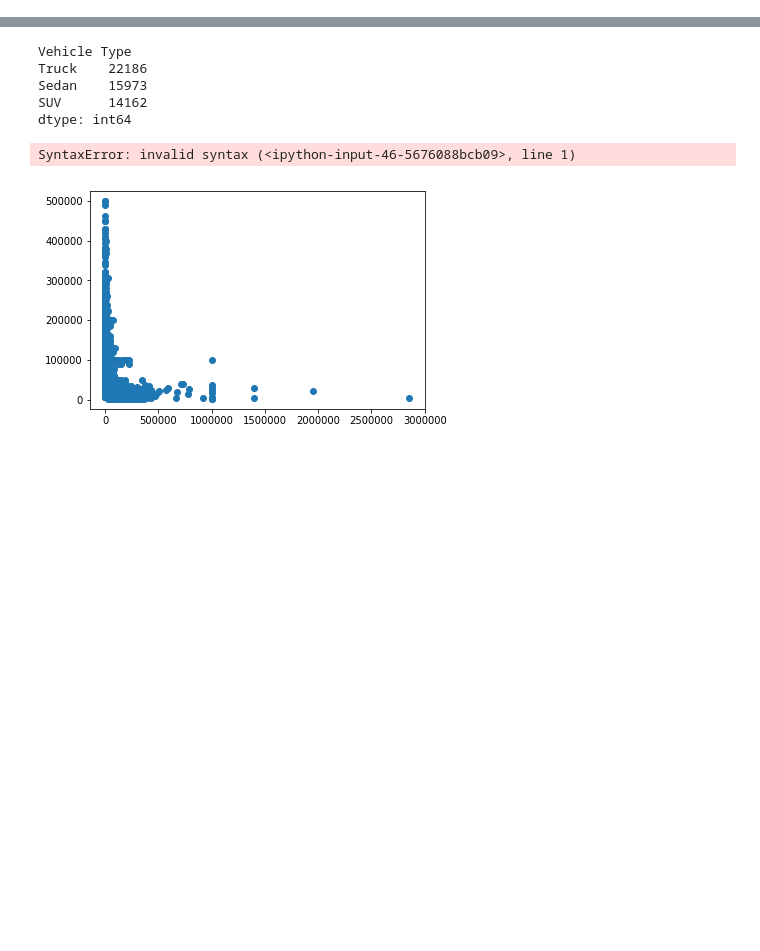
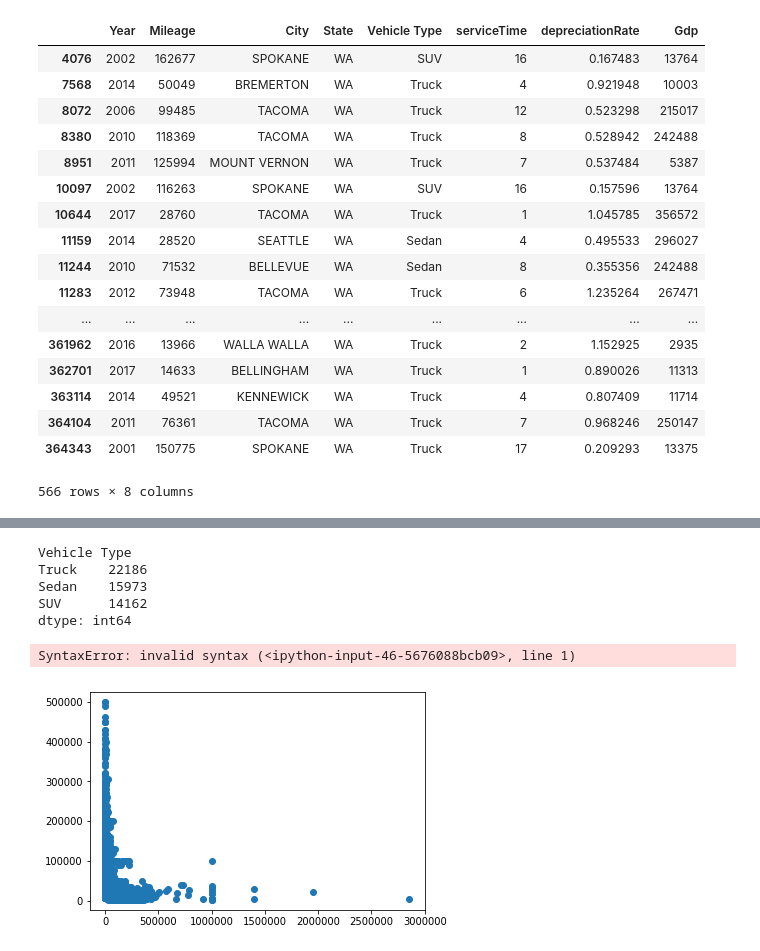
Before and after one commit to ZhuoShan/INFO370FinalProject, a Jupyter notebook: plot.ipynb, the cells around one changed output, grey strips where cells are left out. Drawn from its saved outputs; the diff is of its cells as text; code cells hidden in the pictures; blank space fills up the shorter version.

```diff
--- a/plot.ipynb
+++ b/plot.ipynb
@@ -144,0 +118,22 @@ used_car_copy.loc[(used_car_copy.Make == 'FORD') & (used_car_copy.Model == 'SUPE
+# %%
+WAUsedCarFinal = WAUsedCar[WAUsedCar['Gdp'] > 0]
+WAUsedCarFinal
+# %% [output]
+|  | Year | Mileage | City | State | Vehicle Type | serviceTime | depreciationRate | Gdp |
+| 4076 | 2002 | 162677 | SPOKANE | WA | SUV | 16 | 0.167483 | 13764 |
+| 7568 | 2014 | 50049 | BREMERTON | WA | Truck | 4 | 0.921948 | 10003 |
+| 8072 | 2006 | 99485 | TACOMA | WA | Truck | 12 | 0.523298 | 215017 |
+| 8380 | 2010 | 118369 | TACOMA | WA | Truck | 8 | 0.528942 | 242488 |
+| 8951 | 2011 | 125994 | MOUNT VERNON | WA | Truck | 7 | 0.537484 | 5387 |
+| 10097 | 2002 | 116263 | SPOKANE | WA | SUV | 16 | 0.157596 | 13764 |
+| 10644 | 2017 | 28760 | TACOMA | WA | Truck | 1 | 1.045785 | 356572 |
+| 11159 | 2014 | 28520 | SEATTLE | WA | Sedan | 4 | 0.495533 | 296027 |
+| 11244 | 2010 | 71532 | BELLEVUE | WA | Sedan | 8 | 0.355356 | 242488 |
+| 11283 | 2012 | 73948 | TACOMA | WA | Truck | 6 | 1.235264 | 267471 |
+| ... | ... | ... | ... | ... | ... | ... | ... | ... |
+| 361962 | 2016 | 13966 | WALLA WALLA | WA | Truck | 2 | 1.152925 | 2935 |
+| 362701 | 2017 | 14633 | BELLINGHAM | WA | Truck | 1 | 0.890026 | 11313 |
+| 363114 | 2014 | 49521 | KENNEWICK | WA | Truck | 4 | 0.807409 | 11714 |
+| 364104 | 2011 | 76361 | TACOMA | WA | Truck | 7 | 0.968246 | 250147 |
+| 364343 | 2001 | 150775 | SPOKANE | WA | Truck | 17 | 0.209293 | 13375 |
+566 rows × 8 columns
```
Also changed, not shown: parts of 18 cells of this notebook, 1 other file.
